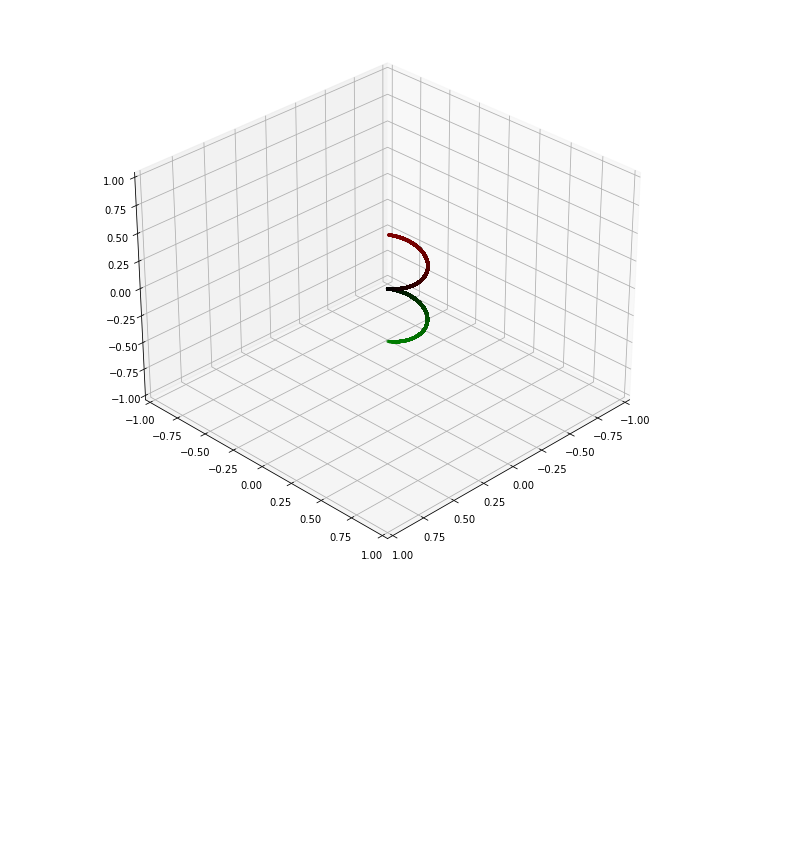
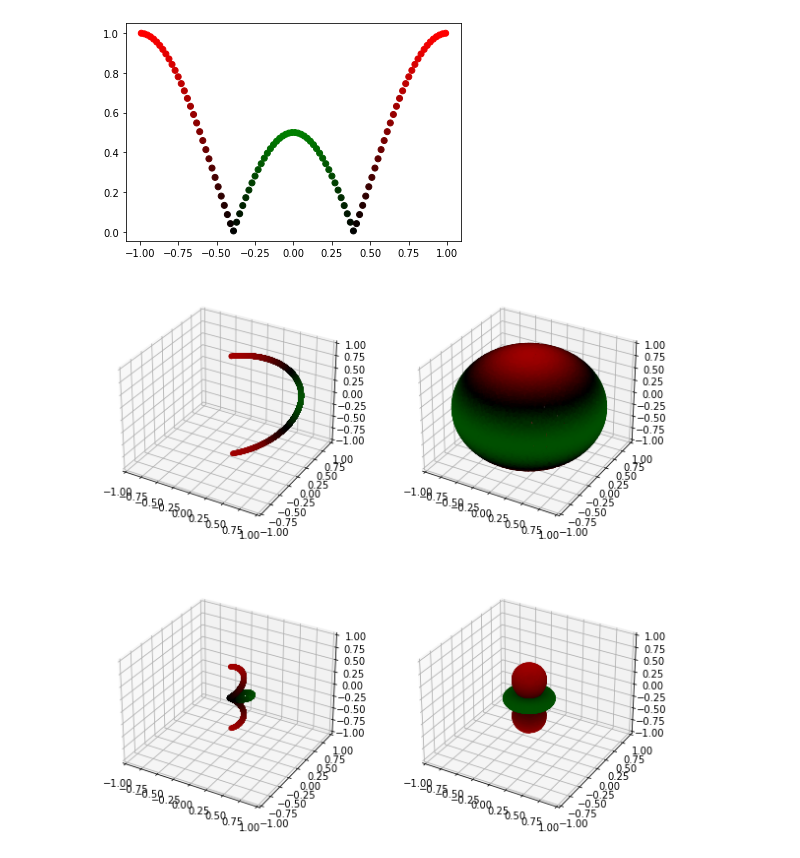
Before and after one commit to fancyzero/SphericalHarmonicNotebook, a Jupyter notebook: MyPrt.ipynb, the cells around one changed output. Drawn from its saved outputs; the diff is of its cells as text; code cells hidden in the pictures; blank space fills up the shorter version.

```diff
--- a/MyPrt.ipynb
+++ b/MyPrt.ipynb
@@ -183,58 +177,16 @@ visMyFunc(partial(SH, 1, 0), fig,fixedPhi= 2.14)
-# %%
-# renormalisation constant for SH function
-def K(l, m):
-    temp = ((2.0*l+1.0)*factorial(l-m)) / (4.0*math.pi*factorial(l+m))
-    return math.sqrt(temp)
-# spherical harmonic funcion
-
-
-def SH(l, m, theta, phi):
-    sqrt2 = math.sqrt(2.0)
-    if m == 0:
-        return K(l, 0)*P(l, m, math.cos(theta))
-    elif m > 0:
-        return sqrt2*K(l, m)*math.cos(m*phi)*P(l, m, math.cos(theta))
-    else:
-        return sqrt2*K(l, -m)*math.sin(-m*phi)*P(l, -m, math.cos(theta))
-
-
-def visMyFunc(func, fig, a=1, b=1, c=1, fixedTheta=-1000 , fixedPhi=-1000):
-    ax = fig.add_subplot(a, b, c, projection='3d')
-    x = []
-    y = []
-    z = []
-    c = []
-    samples = getSamples(N)
-    for s in samples:
-        theta = s.theta
-
-        phi = s.phi
-        if fixedPhi > -1000:
-            phi = fixedPhi
-        if fixedTheta > -1000:
-            theta = fixedTheta
-        xx = math.cos(phi)*math.sin(theta)
-        yy = math.sin(phi)*math.sin(theta)
-        zz = math.cos(theta)
-        v = func(theta, phi)
-
-        x.append(xx*abs(v))
-        y.append(yy*abs(v))
-        z.append(zz*abs(v))
-        if v > 0:
-            c.append([v, 0, 0])
-        else:
-            c.append([0, -v, 0])
-
-    ax.scatter(x, y, z, s=5, c=c)
-    ax.set_xlim([-1, 1])
-    ax.set_ylim([-1, 1])
-    ax.set_zlim([-1, 1])
-
-    ax.view_init(30, 45)
-
-
-fig = plt.figure(figsize=[10, 10])
-visMyFunc(partial(SH, 1, 0), fig,fixedPhi= 2.14)
-# %% [output]
-[figure, removed]
+# %%
+
+X = [math.cos(((x+0.5)/100.0)*math.pi) for x in range(0, 100)]
+Y = [(P(2, 0, X[x])) for x in range(0, 100)]
+plt.scatter(XAxis, [abs(Y[x]) for x in range(0, 100)], c=[ [Y[x],0,0] if  Y[x] >0 else [0,-Y[x],0] for x in range(0,100)])
+
+fig, axes = plt.subplots(nrows=2, ncols=2, subplot_kw=dict(projection="3d",xlim3d=(-1,1),ylim3d=(-1,1),zlim3d=(-1,1)))
+fig.set_size_inches((10,10))
+
+visMyFunc(partial(SH, 2, 0), axes[0,0], fixedPhi=math.pi/4, showSphere=True, samplesN=100)
+visMyFunc(partial(SH, 2, 0), axes[0,1], showSphere=True, samplesN=100)
+visMyFunc(partial(SH, 2, 0), axes[1,0], fixedPhi=math.pi/4, samplesN=100)
+visMyFunc(partial(SH, 2, 0), axes[1,1], samplesN=100)
+# %% [output]
+[figure, added]
+[figure, added]
```
Also changed, not shown: parts of 11 cells of this notebook.
